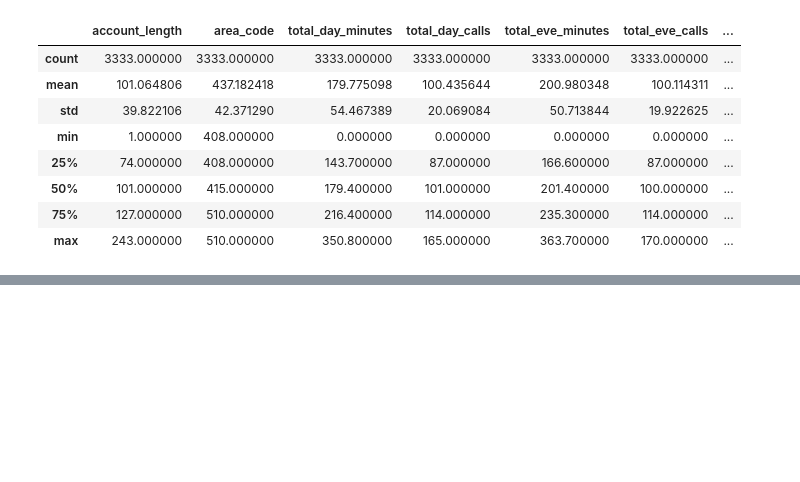
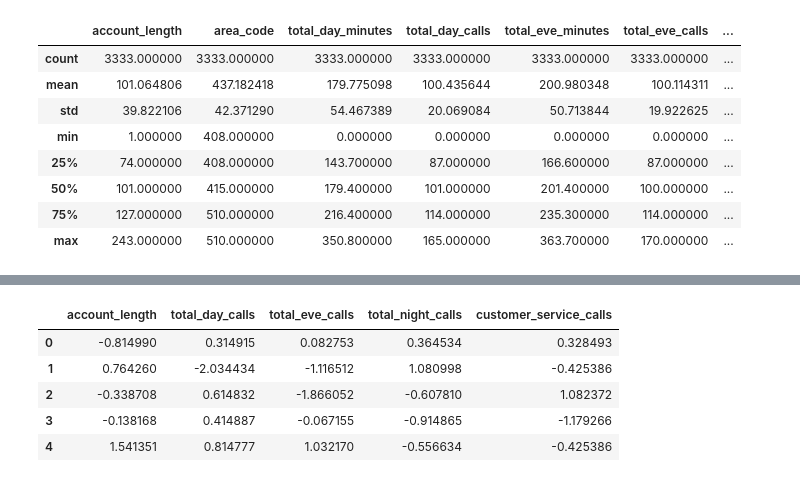
Before and after one commit to danielhlee4/ChurnAnalysis, a Jupyter notebook: ChurnAnalysis.ipynb, the cells around one changed output, grey strips where cells are left out. Drawn from its saved outputs; the diff is of its cells as text; code cells hidden in the pictures; blank space fills up the shorter version.

```diff
--- a/ChurnAnalysis.ipynb
+++ b/ChurnAnalysis.ipynb
@@ -156,0 +224,9 @@ df.describe()
+# %%
+X_num_train.head()
+# %% [output]
+|  | account_length | total_day_calls | total_eve_calls | total_night_calls | customer_service_calls |
+| 0 | -0.814990 | 0.314915 | 0.082753 | 0.364534 | 0.328493 |
+| 1 | 0.764260 | -2.034434 | -1.116512 | 1.080998 | -0.425386 |
+| 2 | -0.338708 | 0.614832 | -1.866052 | -0.607810 | 1.082372 |
+| 3 | -0.138168 | 0.414887 | -0.067155 | -0.914865 | -1.179266 |
+| 4 | 1.541351 | 0.814777 | 1.032170 | -0.556634 | -0.425386 |
```
Also changed, not shown: parts of 18 cells of this notebook.
